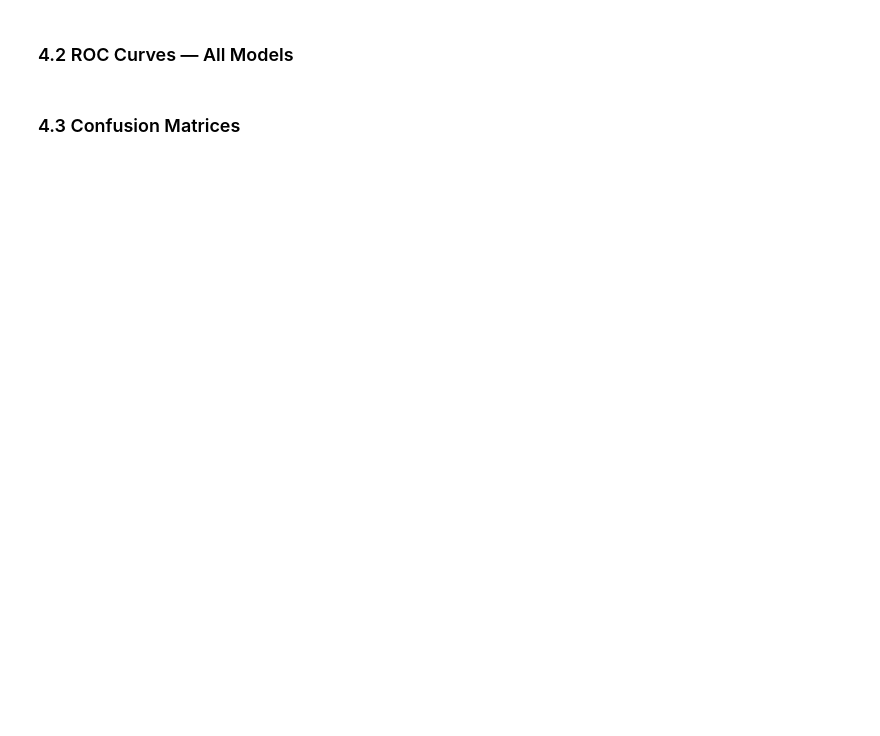
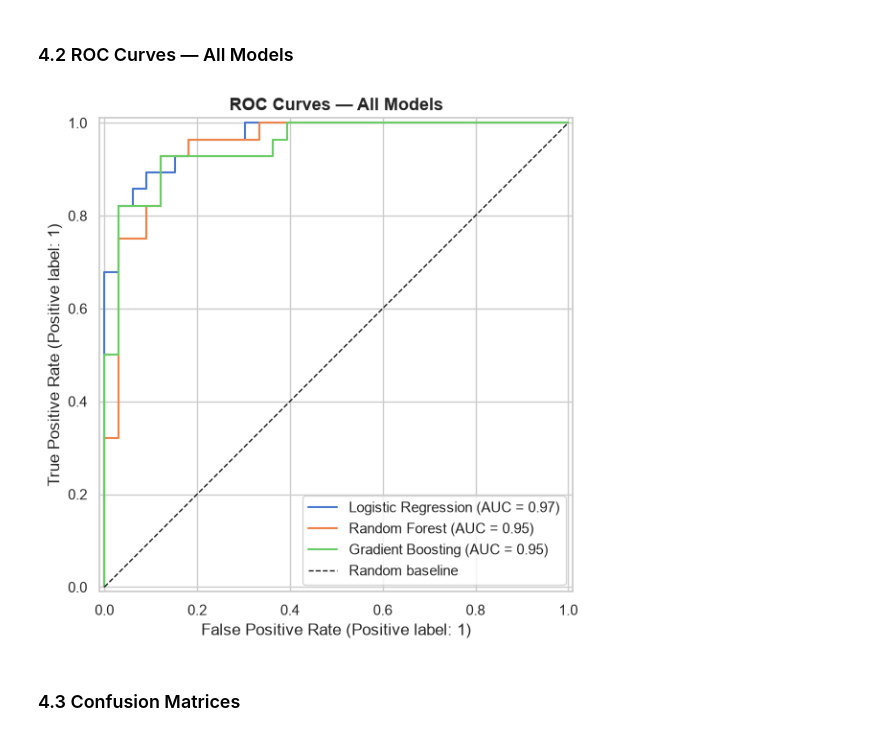
Before and after one commit to 2025ae05110/MLOps_Assignment1, a Jupyter notebook: notebooks/eda_and_training.ipynb, the cells around one changed output. Drawn from its saved outputs; the diff is of its cells as text; code cells hidden in the pictures; blank space fills up the shorter version.

```diff
--- a/notebooks/eda_and_training.ipynb
+++ b/notebooks/eda_and_training.ipynb
@@ -222,13 +298,15 @@ summary.style.highlight_max(color='lightgreen', axis=0)
 # %%
 fig, ax = plt.subplots(figsize=(7, 6))
 colors = ['#30638E', '#4C9F70', '#D1495B']
-for (name, model), color in zip(best_models.items(), colors):
-    RocCurveDisplay.from_estimator(model, X_test, y_test, ax=ax, name=name, color=color)
+for name, model in best_models.items():
+    RocCurveDisplay.from_estimator(model, X_test, y_test, ax=ax, name=name)
 ax.plot([0, 1], [0, 1], 'k--', linewidth=1, label='Random baseline')
 ax.set_title('ROC Curves — All Models', fontsize=13, fontweight='bold')
 ax.legend(loc='lower right')
 plt.tight_layout()
 plt.show()
+# %% [output]
+[figure, added]
 # %% [markdown]
 ### 4.3 Confusion Matrices
 # %%
```
Also changed, not shown: parts of 15 cells of this notebook, 4 other files.
